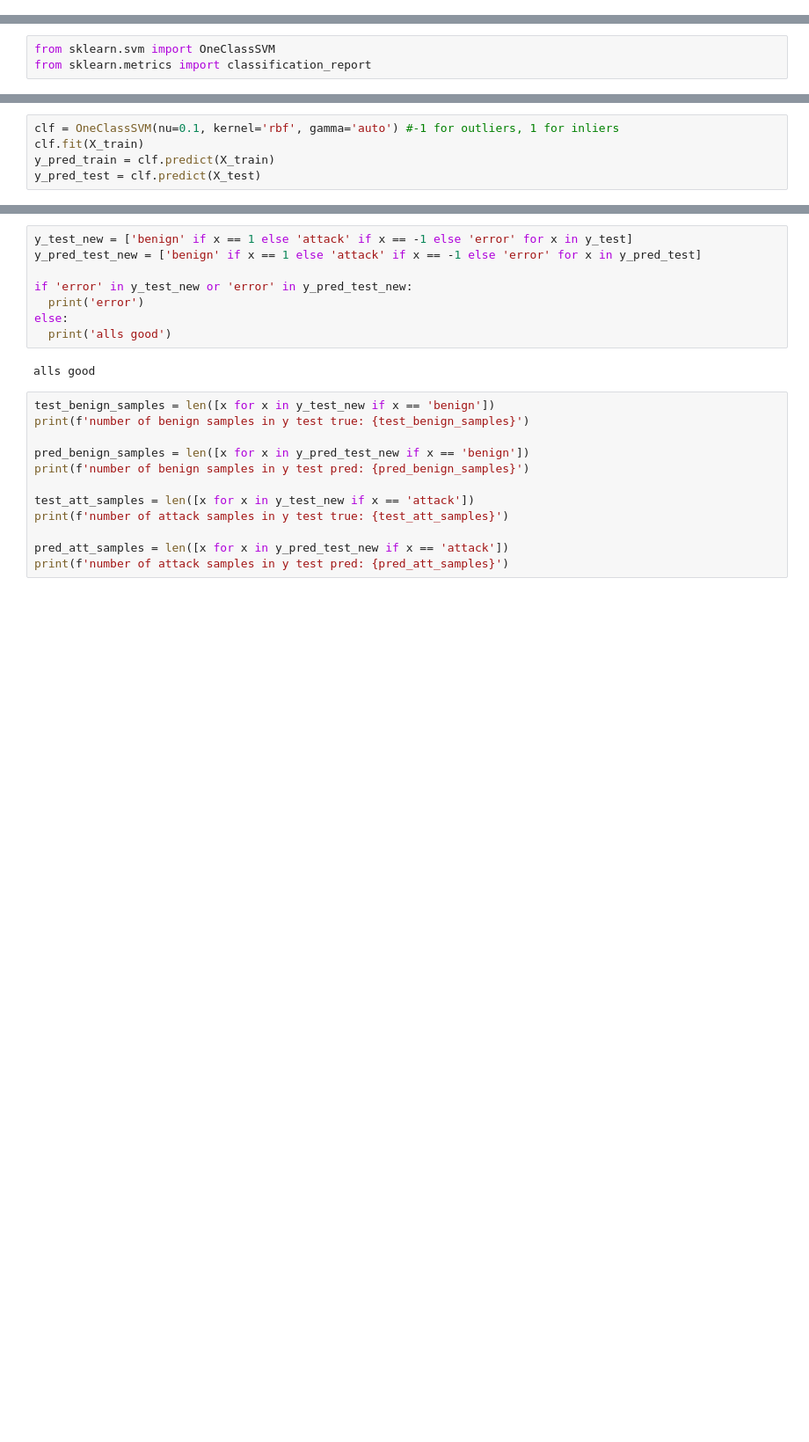
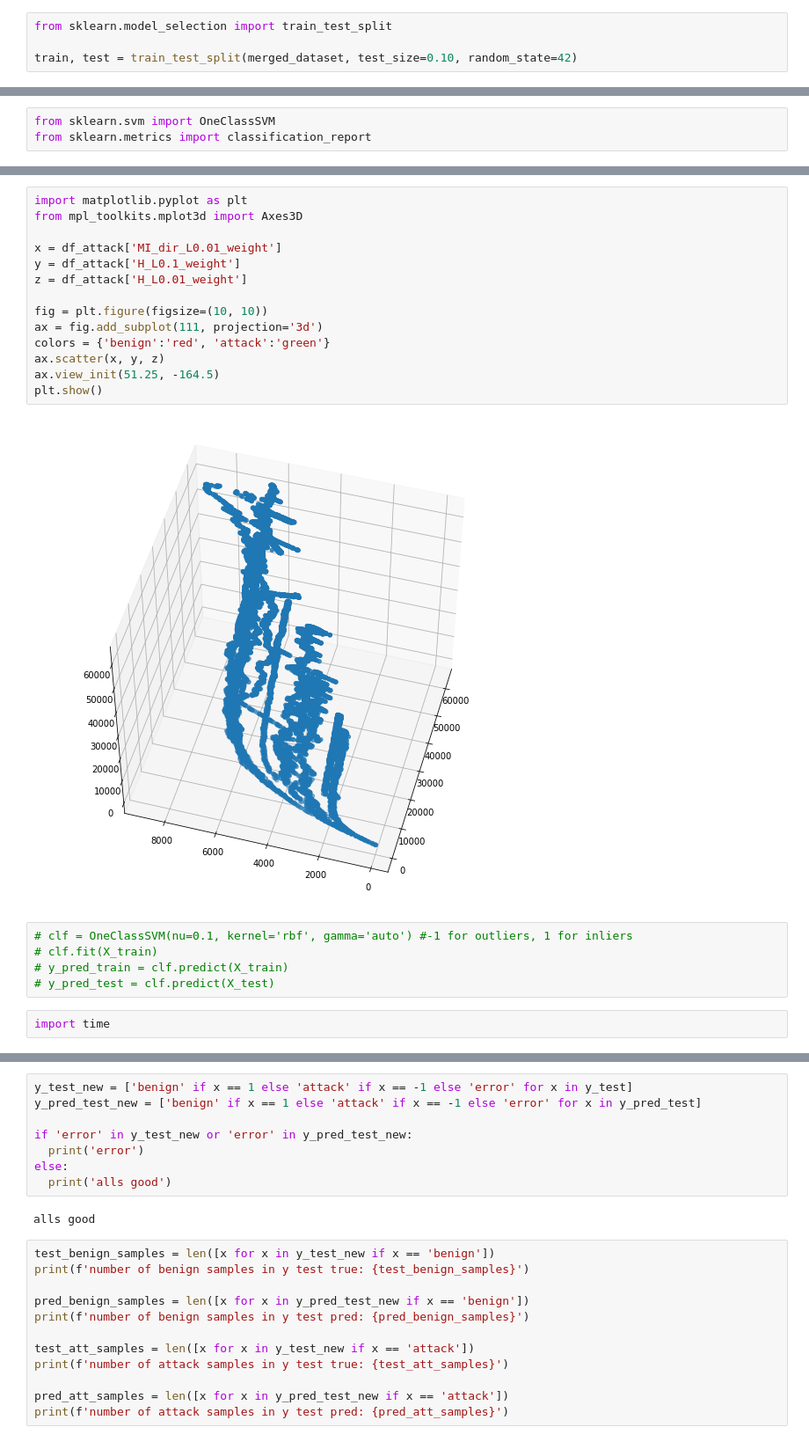
Before and after one commit to anEEStudent/EE4002D, a Jupyter notebook: fyp_notebook.ipynb, the cells around one changed output, grey strips where cells are left out. Shown at 88% size. Cells and saved outputs as stored; diff of their text form; blank space fills up the shorter version.

```diff
--- a/fyp_notebook.ipynb
+++ b/fyp_notebook.ipynb
@@ -112 +140,5 @@ train_dataset.head()
+# %%
+from sklearn.model_selection import train_test_split
+
+train, test = train_test_split(merged_dataset, test_size=0.10, random_state=42)
 # %% [markdown]
@@ -277,5 +343,23 @@ X_train_normalized.head()
+# %%
+import matplotlib.pyplot as plt
+from mpl_toolkits.mplot3d import Axes3D
+
+x = df_attack['MI_dir_L0.01_weight']
+y = df_attack['H_L0.1_weight']
+z = df_attack['H_L0.01_weight']
+
+fig = plt.figure(figsize=(10, 10))
+ax = fig.add_subplot(111, projection='3d')
+colors = {'benign':'red', 'attack':'green'}
+ax.scatter(x, y, z)
+ax.view_init(51.25, -164.5)
+plt.show()
+# %% [output]
+[figure, added]
 # %%
-clf = OneClassSVM(nu=0.1, kernel='rbf', gamma='auto') #-1 for outliers, 1 for inliers
-clf.fit(X_train)
-y_pred_train = clf.predict(X_train)
-y_pred_test = clf.predict(X_test)
+# clf = OneClassSVM(nu=0.1, kernel='rbf', gamma='auto') #-1 for outliers, 1 for inliers
+# clf.fit(X_train)
+# y_pred_train = clf.predict(X_train)
+# y_pred_test = clf.predict(X_test)
+# %%
+import time
```
Also changed, not shown: parts of 40 cells of this notebook, 2 other files.
